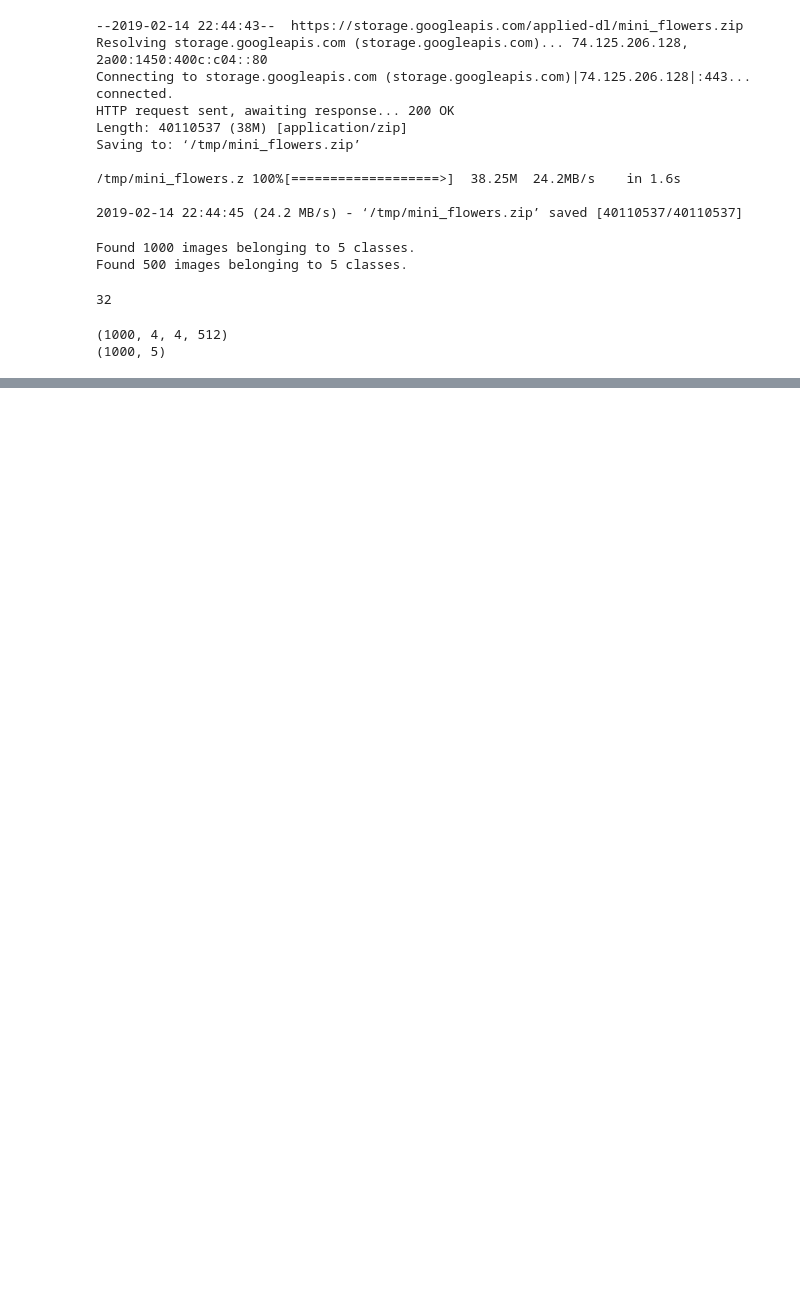
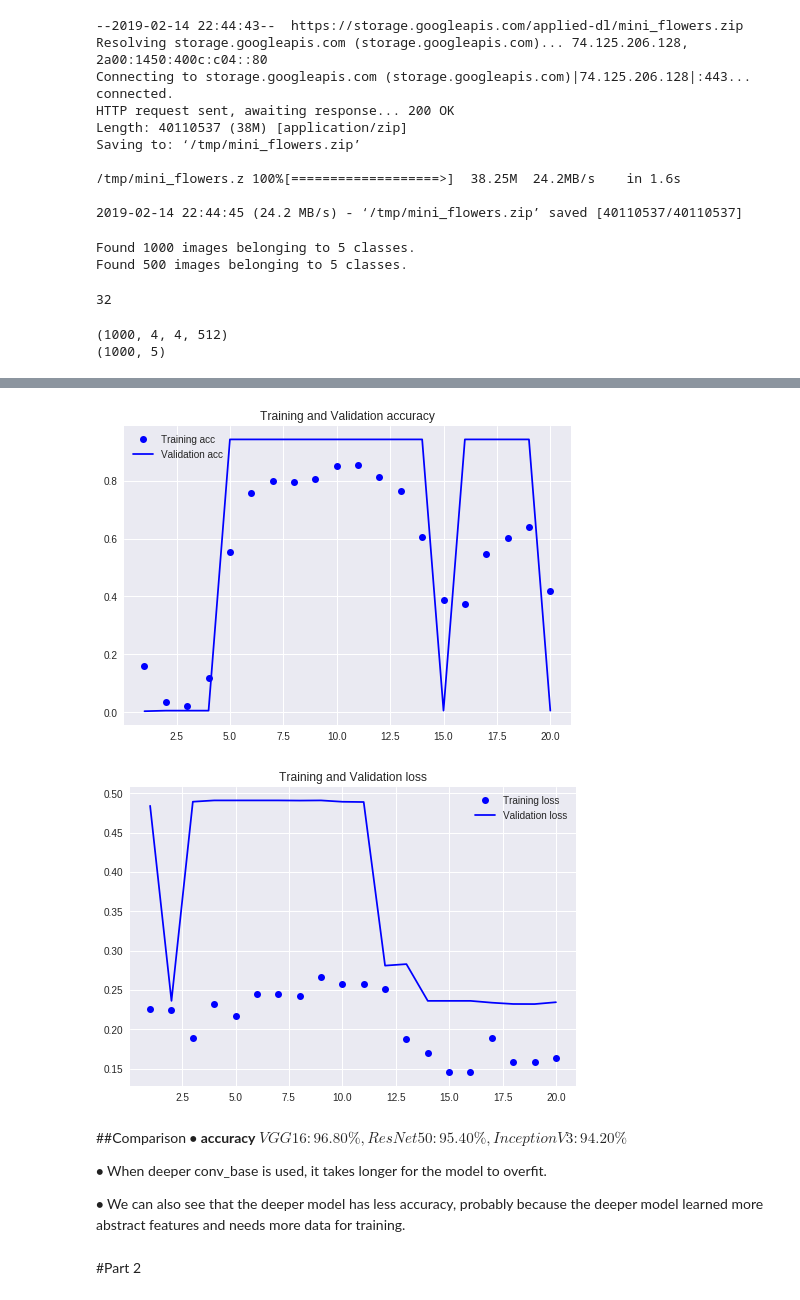
Before and after one commit to TIANBOQIU/AppliedDeepLearning, a Jupyter notebook: HW2_v0_2.ipynb, the cells around one changed output, grey strips where cells are left out. Drawn from its saved outputs; the diff is of its cells as text; code cells hidden in the pictures; blank space fills up the shorter version.

```diff
--- a/HW2_v0_2.ipynb
+++ b/HW2_v0_2.ipynb
@@ -149,0 +248,3 @@ plt.show()
+# %%
+# Transfer from InceptionV3
+conv_base = InceptionV3(weights='imagenet', include_top=False, input_shape=(150,150,3))
@@ -149,0 +295,15 @@ plt.show()
+# %%
+model3 = Sequential()
+model3.add(Dense(256, activation='relu', input_dim=3*3*2048))
+model3.add(keras.layers.Dropout(0.5))
+model3.add(Dense(5, activation='sigmoid'))
+model3.compile(optimizer='adam',
+             loss='categorical_crossentropy',
+             metrics=['acc'])
+checkpoint_path = 'trainingV3/cp-{epoch:04d}.ckpt'
+checkpoint_dir = os.path.dirname(checkpoint_path)
+cp_callback = tf.keras.callbacks.ModelCheckpoint(checkpoint_path,
+                                                verbose = 1,
+                                                save_weights_only=True,
+                                                period=1)
+history3 = model3.fit(train_features, train_labels, epochs=20,batch_size=32,callbacks=[cp_callback], validation_data=(val_features, val_labels))
@@ -149,0 +333,29 @@ plt.show()
+# %%
+# Plotting the results
+acc = history3.history['acc']
+val_acc = history3.history['val_acc']
+loss = history3.history['loss']
+val_loss = history3.history['val_loss']
+epochs = range(1, len(acc)+1)
+plt.plot(epochs, acc, 'bo', label='Training acc')
+plt.plot(epochs, val_acc, 'b', label='Validation acc')
+plt.title('Training and Validation accuracy')
+plt.legend()
+plt.figure()
+plt.plot(epochs, loss, 'bo', label='Training loss')
+plt.plot(epochs, val_loss, 'b', label='Validation loss')
+plt.title('Training and Validation loss')
+plt.legend()
+plt.show()
+# %% [output]
+[figure, added]
+[figure, added]
+# %% [markdown]
+##Comparison
+$\bullet$ **accuracy** $VGG16 : 96.80\%, ResNet50 : 95.40\%, InceptionV3 : 94.20\%$
+
+$\bullet$ When deeper conv_base is used, it takes longer for the model to overfit.
+
+$\bullet$ We can also see that the deeper model has less accuracy, probably because the deeper model learned more abstract features and needs more data for training.
+# %% [markdown]
+#Part 2
```
Also changed, not shown: parts of 17 cells of this notebook.
